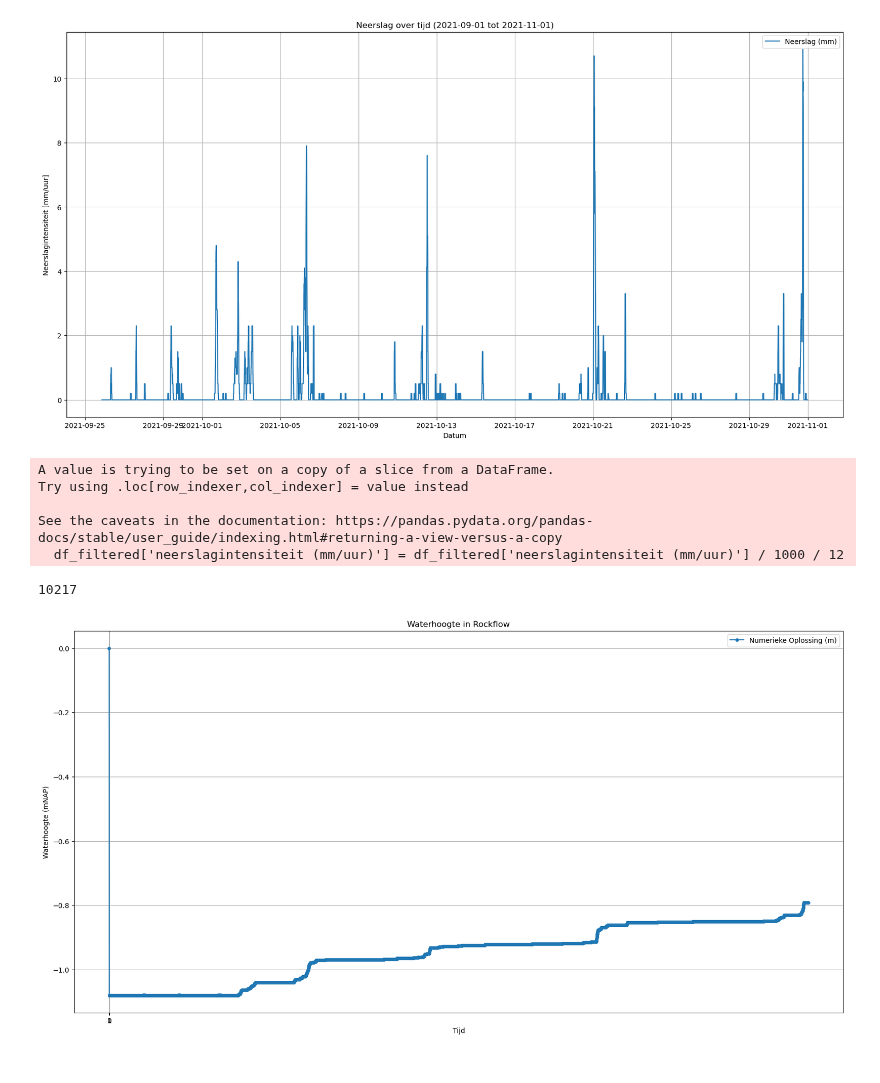
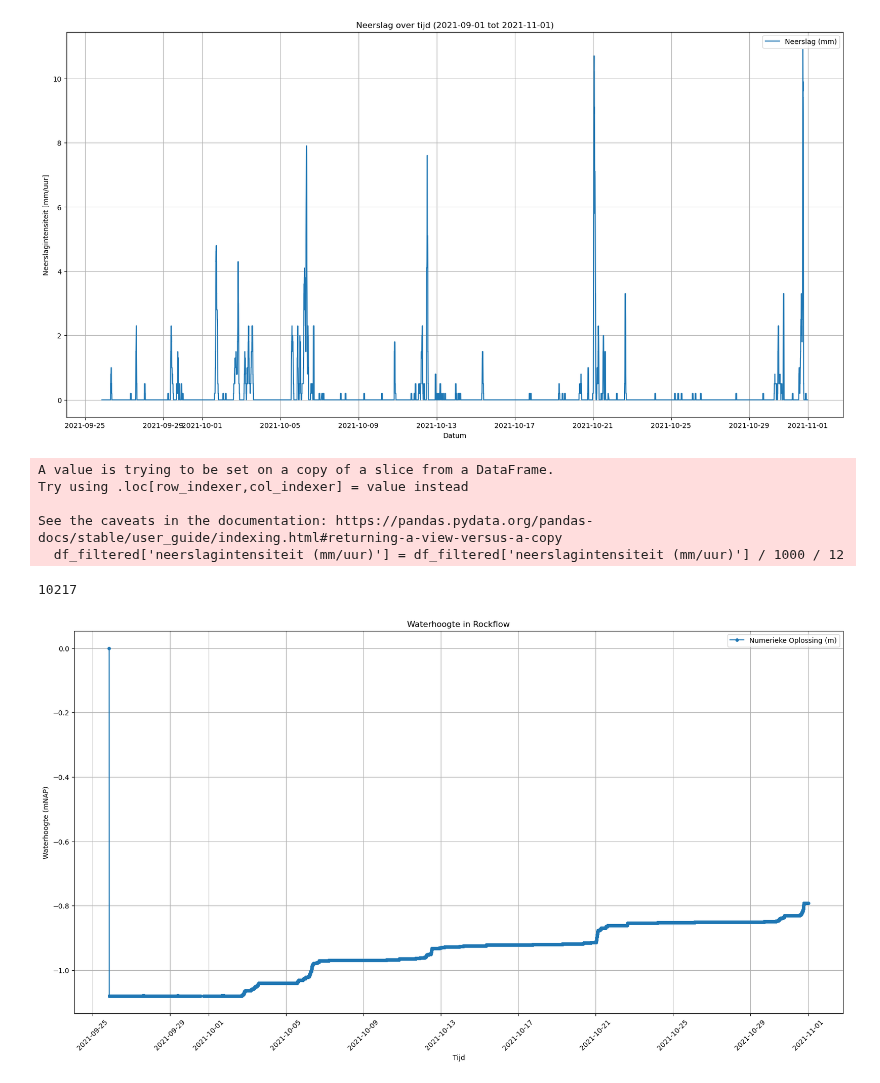
Before and after one commit to Dim277/Casus_waterbergende_weg, a Jupyter notebook: Model_WBW_2Bakjes_23122023.ipynb, the cells around one changed output. Drawn from its saved outputs; the diff is of its cells as text; code cells hidden in the pictures.

Commit message:
datumsnotatie figuren

```diff
--- a/Model_WBW_2Bakjes_23122023.ipynb
+++ b/Model_WBW_2Bakjes_23122023.ipynb
@@ -140,35 +143,35 @@ H_DZ = np.zeros(len(t))  # Array voor de waterhoogte in het drainzand
 # Initiële conditie
 V_RW[0] = 0.0  # Initiële volume water in het rockwool(m^3)
 V_DZ[0] = 0.0  # Initiële wolume water in het drainzand (m^3)
 
 # Numerieke oplossing met behulp van de methode van Euler
 for i in range(1, len(t)):
     Q_in_RW = neerslag_lijst[i] * A_afstromend
     Q_uit_RW = min(V_RW[i-1], A_DZ * k_DZ, VMAX_DZ - V_DZ[i-1])
     Q_in_DZ = min(V_RW[i-1], A_DZ * k_DZ, VMAX_DZ - V_DZ[i-1])
-    Q_uit_DZ = 0
+    Q_uit_DZ = 0.0
 
     V_RW[i] = (Q_in_RW - Q_uit_RW) * dt + V_RW[i-1]
     H_RW[i] = V_RW[i] / (p_RW * A_RW) + Onderkant_RW
     V_DZ[i] = (Q_in_DZ - Q_uit_DZ) * dt + V_DZ[i-1]
     H_DZ[i] = V_DZ[i] / (p_DZ * A_DZ)
 
-# Plot de numerieke oplossing voor waterhoogte
+# Plot de numerieke oplossing voor waterhoogte met datums op de x-as
 plt.figure(figsize=(20, 10))
-plt.plot(t, H_RW, label='Numerieke Oplossing (m)', marker='o', markersize=4, linestyle='-')
+plt.plot(df_filtered['DateTime'], H_RW, label='Numerieke Oplossing (m)', marker='o', markersize=4, linestyle='-')
 plt.xlabel('Tijd')
 plt.ylabel('Waterhoogte (mNAP)')
 plt.title('Waterhoogte in Rockflow')
 plt.legend()
 plt.grid(True)
-plt.xticks(np.arange(0, 2, 1))  # Tijdstapmarkeringen om de 1 dag
+plt.xticks(rotation=45)  # Draai datums voor betere leesbaarheid
 plt.show()
 # %% [output]
 [figure]
 A value is trying to be set on a copy of a slice from a DataFrame.
 Try using .loc[row_indexer,col_indexer] = value instead
 
 See the caveats in the documentation: https://pandas.pydata.org/pandas-docs/stable/user_guide/indexing.html#returning-a-view-versus-a-copy
   df_filtered['neerslagintensiteit (mm/uur)'] = df_filtered['neerslagintensiteit (mm/uur)'] / 1000 / 12
 10217
-[figure, old version]
+[figure, new version]
```
Also changed, not shown: parts of 1 cell of this notebook.
